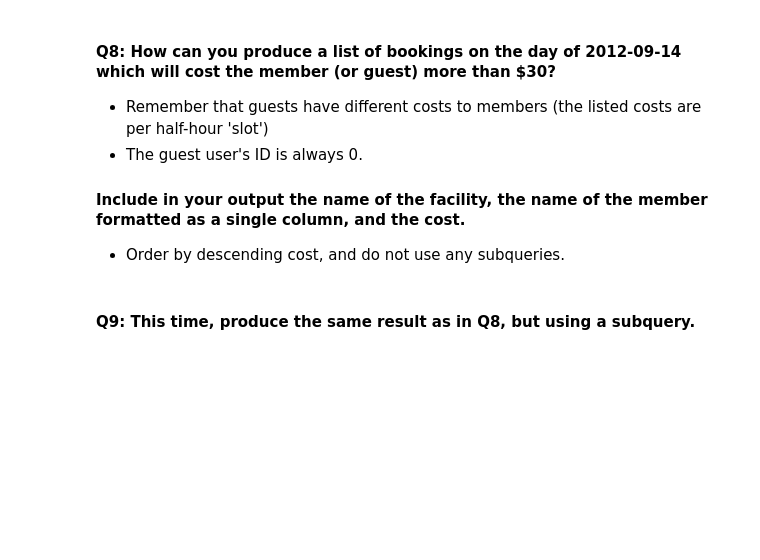
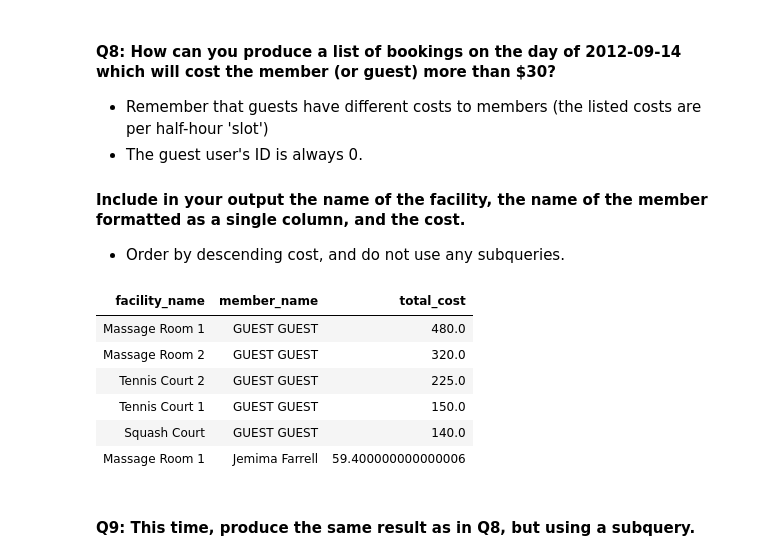
Before and after one commit to kyeongbkim/mec-mini-projects, a Jupyter notebook: mec-5.6.6-sql-with-spark-mini-project/Mini_Project_SQL_with_Spark.ipynb, the cells around one changed output. Saved outputs shown, nothing was run; the diff lists cells and outputs as text; code cells hidden in the pictures; blank space fills up the shorter version.

```diff
--- a/mec-5.6.6-sql-with-spark-mini-project/Mini_Project_SQL_with_Spark.ipynb
+++ b/mec-5.6.6-sql-with-spark-mini-project/Mini_Project_SQL_with_Spark.ipynb
@@ -150,2 +252,24 @@ select * from bookings limit 3
+# %%
+%sql
+select
+    f.name as facility_name,
+    concat(m.firstname, " ", m.surname) as member_name,
+    sum(case when b.memid = 0 then f.guestcost * b.slots else f.membercost * b.slots end) as total_cost
+from members m, facilities f, bookings b
+where
+    b.memid = m.memid and
+    b.facid = f.facid and
+    b.starttime like '2012-09-14%'
+group by facility_name, member_name
+having total_cost > 30
+order by total_cost desc
+# %% [output]
+| facility_name | member_name | total_cost |
+| Massage Room 1 | GUEST GUEST | 480.0 |
+| Massage Room 2 | GUEST GUEST | 320.0 |
+| Tennis Court 2 | GUEST GUEST | 225.0 |
+| Tennis Court 1 | GUEST GUEST | 150.0 |
+| Squash Court | GUEST GUEST | 140.0 |
+| Massage Room 1 | Jemima Farrell | 59.400000000000006 |
 # %% [markdown]
 #### Q9: This time, produce the same result as in Q8, but using a subquery.
```
Also changed, not shown: parts of 23 cells of this notebook.
